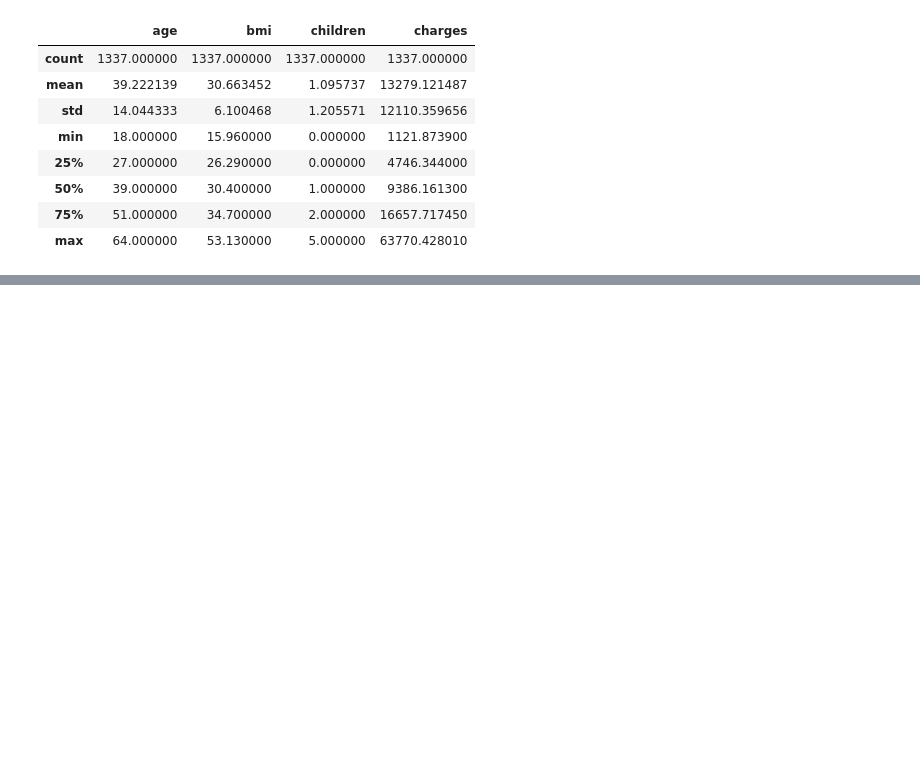
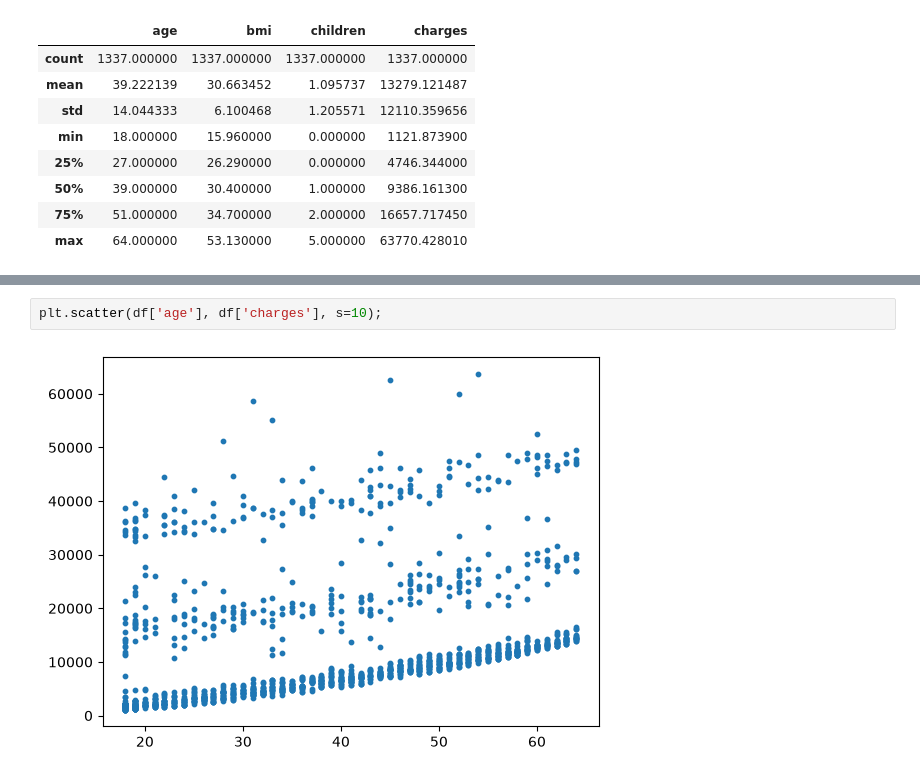
Before and after one commit to jvd1990/insurance-linear-regression-pytorch, a Jupyter notebook: insurance_linear_regression.ipynb, the cells around one changed output, grey strips where cells are left out. Drawn from its saved outputs; the diff is of its cells as text; blank space fills up the shorter version.

```diff
--- a/insurance_linear_regression.ipynb
+++ b/insurance_linear_regression.ipynb
@@ -97,0 +129,4 @@ df.describe()
+# %%
+plt.scatter(df['age'], df['charges'], s=10);
+# %% [output]
+[figure, added]
```
Also changed, not shown: parts of 10 cells of this notebook.
